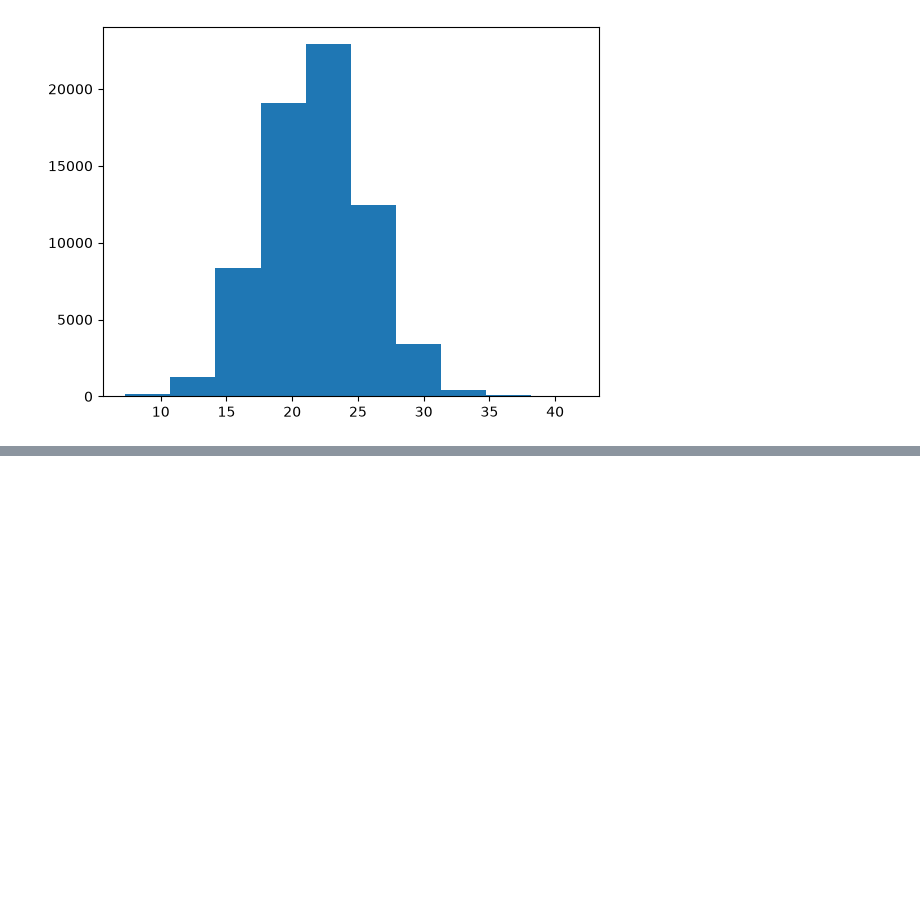
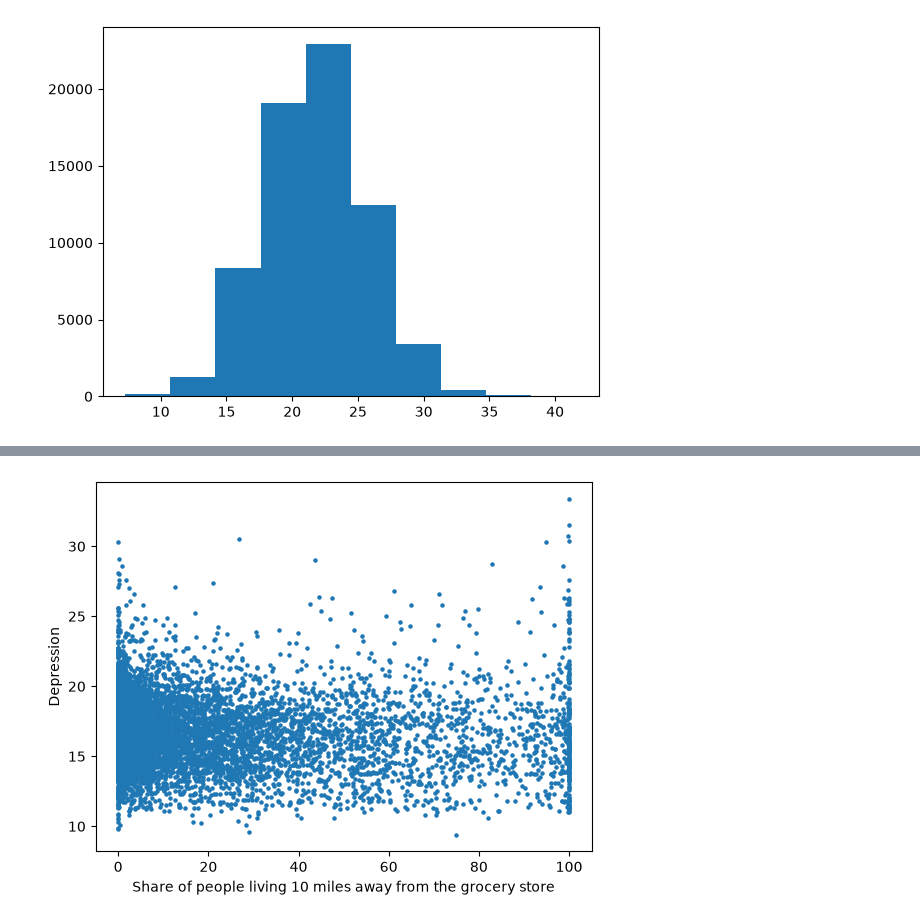
Before and after one commit to kao027/cs1090a-project, a Jupyter notebook: eda_khadijah.ipynb, the cells around one changed output, grey strips where cells are left out. Drawn from its saved outputs; the diff is of its cells as text; code cells hidden in the pictures; blank space fills up the shorter version.

```diff
--- a/eda_khadijah.ipynb
+++ b/eda_khadijah.ipynb
@@ -43,0 +71,7 @@ plt.hist(df["depression"])
+# %%
+plt.scatter(df["lapop10share"], s=5)
+plt.xlabel("Share of people living 10 miles away from the grocery store")
+plt.ylabel("Depression")
+plt.show()
+# %% [output]
+[figure, added]
```
Also changed, not shown: parts of 9 cells of this notebook.
